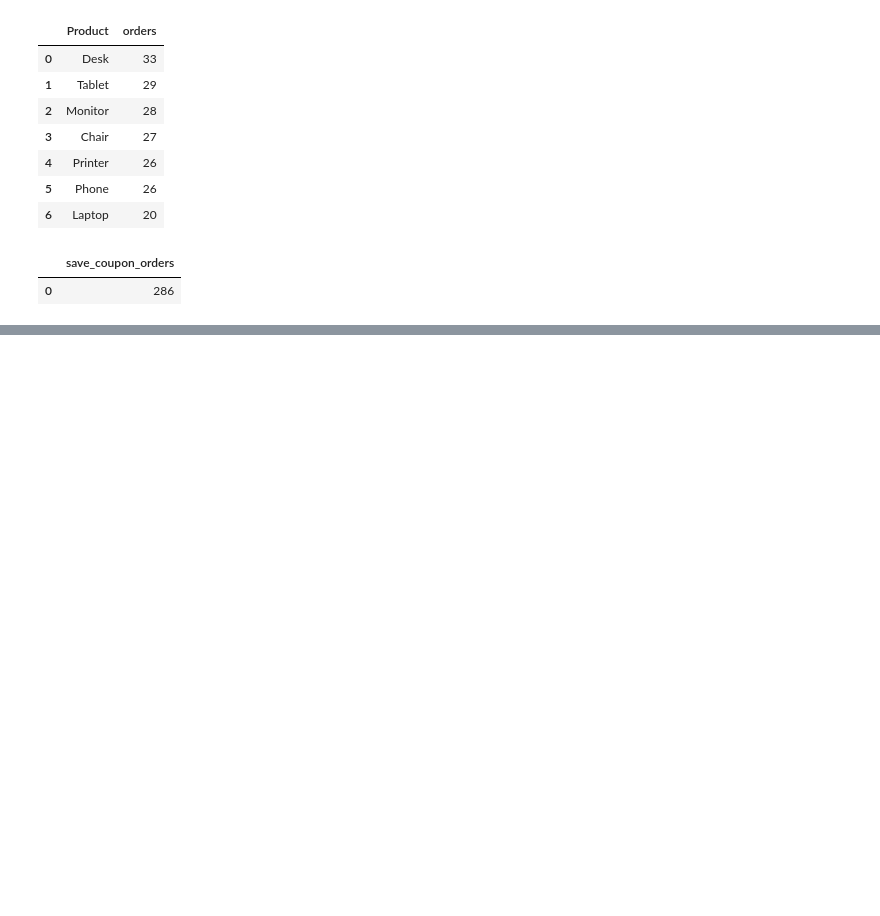
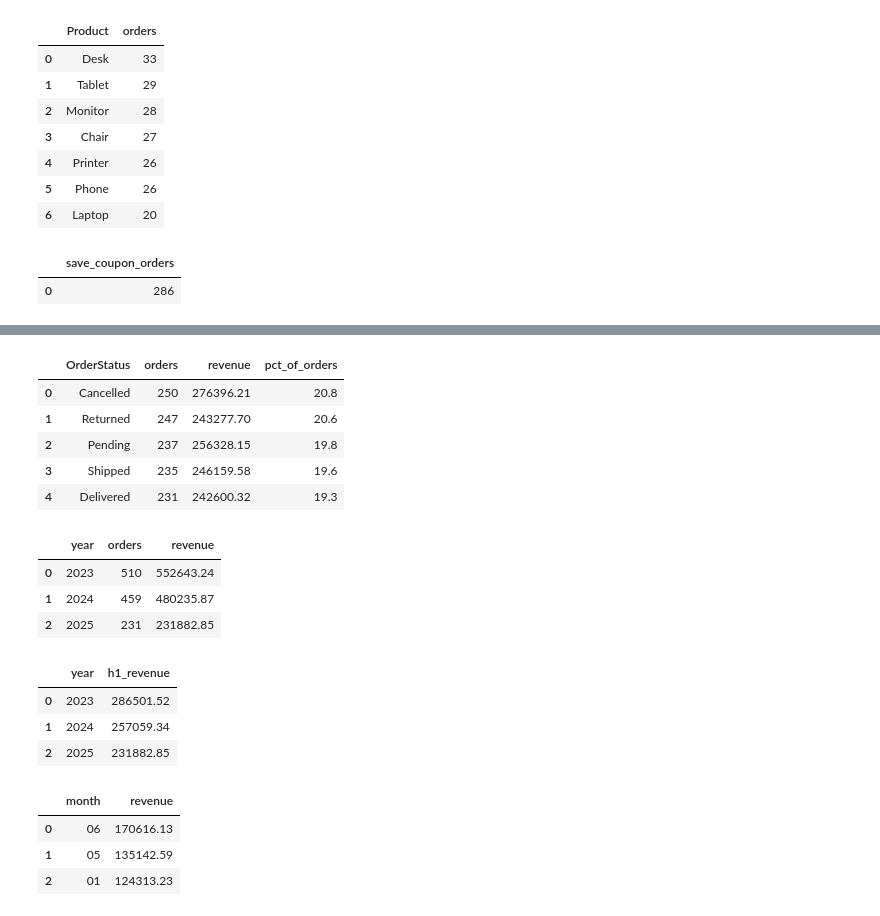
Before and after one commit to nasirali2024ag5310-arch/decodelabs-internship-project3, a Jupyter notebook: SQL_Project3.ipynb, the cells around one changed output, grey strips where cells are left out. Drawn from its saved outputs; the diff is of its cells as text; code cells hidden in the pictures; blank space fills up the shorter version.

```diff
--- a/SQL_Project3.ipynb
+++ b/SQL_Project3.ipynb
@@ -173,0 +195,63 @@ q("""
+# %%
+# order status breakdown with percentage
+q("""
+    SELECT  OrderStatus,
+            COUNT(*)                    AS orders,
+            ROUND(SUM(TotalPrice), 2)   AS revenue,
+            ROUND(COUNT(*)*100.0 /(SELECT COUNT(*) FROM orders), 1)    AS pct_of_orders
+    FROM orders
+    GROUP BY OrderStatus
+    ORDER BY orders DESC
+""")
+# %% [output]
+|  | OrderStatus | orders | revenue | pct_of_orders |
+| 0 | Cancelled | 250 | 276396.21 | 20.8 |
+| 1 | Returned | 247 | 243277.70 | 20.6 |
+| 2 | Pending | 237 | 256328.15 | 19.8 |
+| 3 | Shipped | 235 | 246159.58 | 19.6 |
+| 4 | Delivered | 231 | 242600.32 | 19.3 |
+# %%
+# Revenue by year
+q("""
+    SELECT strftime ('%Y', Date)    AS year,
+        COUNT(*)                    AS orders,
+        ROUND(SUM(TotalPrice), 2)   AS revenue
+    FROM orders
+    GROUP BY year
+    ORDER BY year
+""")
+# %% [output]
+|  | year | orders | revenue |
+| 0 | 2023 | 510 | 552643.24 |
+| 1 | 2024 | 459 | 480235.87 |
+| 2 | 2025 | 231 | 231882.85 |
+# %%
+# comparison: only Jan-Jun of each year (2025 has only six months)
+q("""
+    SELECT strftime('%Y', Date) AS year,
+    ROUND(SUM(TotalPrice), 2)  AS h1_revenue
+    FROM orders
+    WHERE CAST(strftime('%m', Date) AS INTEGER) <=6
+    GROUP BY year
+    ORDER BY year
+""")
+# %% [output]
+|  | year | h1_revenue |
+| 0 | 2023 | 286501.52 |
+| 1 | 2024 | 257059.34 |
+| 2 | 2025 | 231882.85 |
+# %%
+# Top 3 months by total revenue
+q("""
+    SELECT strftime('%m' , Date)   AS month,
+        ROUND(SUM(TotalPrice), 2)  AS revenue
+    FROM orders
+    GROUP BY month
+    ORDER BY revenue DESC
+    LIMIT 3
+""")
+# %% [output]
+|  | month | revenue |
+| 0 | 06 | 170616.13 |
+| 1 | 05 | 135142.59 |
+| 2 | 01 | 124313.23 |
```
Also changed, not shown: parts of 4 cells of this notebook, 1 other file.
